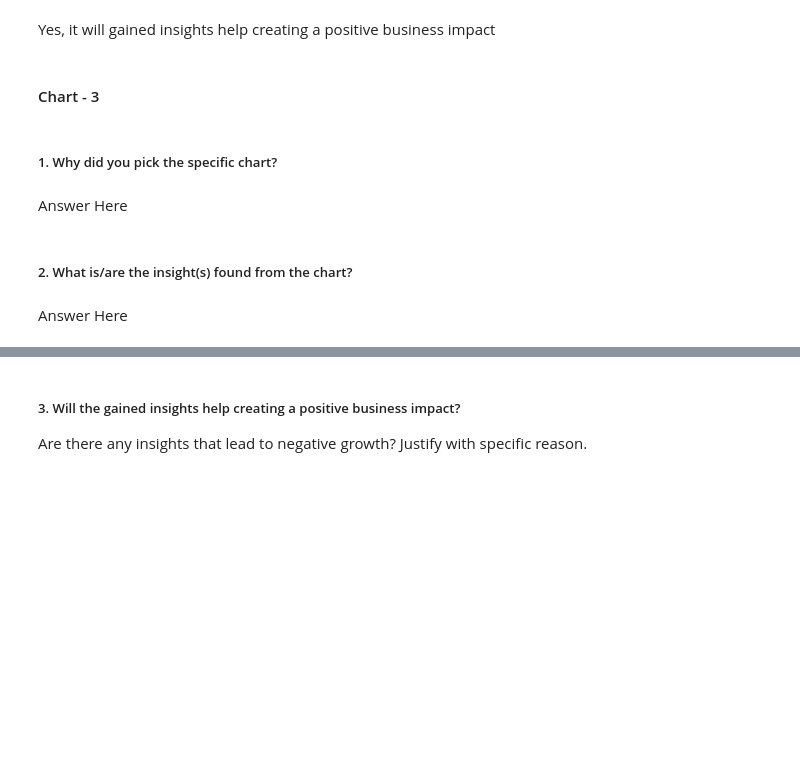
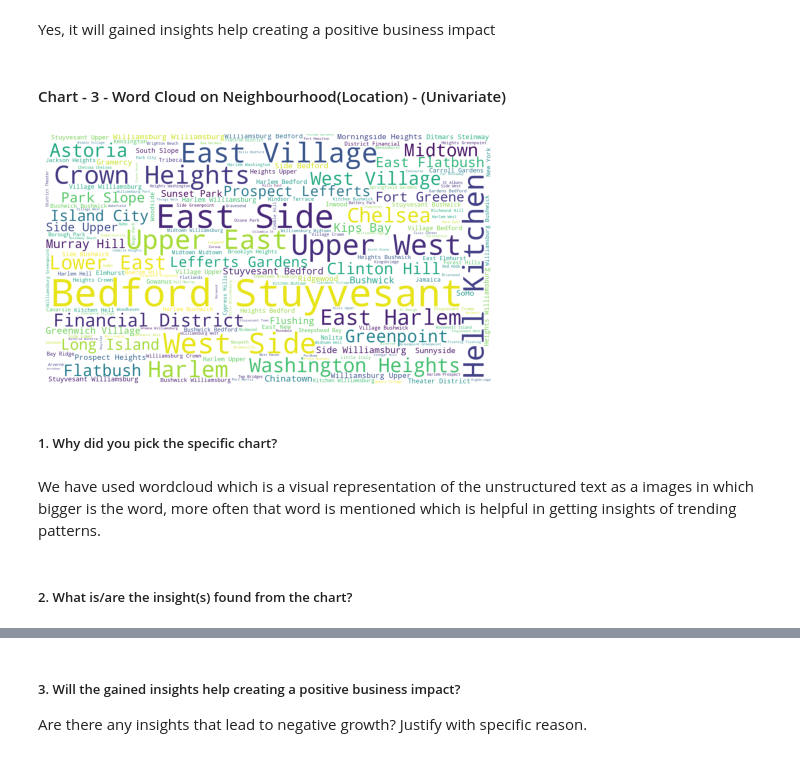
Before and after one commit to riyapatelrp/Airbnb-Booking-Analysis-EDA-, a Jupyter notebook: Capstone_AirBnb_Booking_Analysis.ipynb, the cells around one changed output, grey strips where cells are left out. Cells and saved outputs as stored; diff of their text form; code cells hidden in the pictures; blank space fills up the shorter version.

Commit message:
Data Visualization Part 2

```diff
--- a/Capstone_AirBnb_Booking_Analysis.ipynb
+++ b/Capstone_AirBnb_Booking_Analysis.ipynb
@@ -732,4 +732,4 @@ Are there any insights that lead to negative growth? Justify with specific reaso
 # %% [markdown]
 Yes, it will gained insights help creating a positive business impact
 # %% [markdown]
-#### Chart - 3
+#### Chart - 3 - Word Cloud on Neighbourhood(Location) - (Univariate)
@@ -738,8 +736,21 @@ Yes, it will gained insights help creating a positive business impact
+# %%
+# Chart - 3 visualization code
+# wordcloud for visualising unstructured text
+from wordcloud import WordCloud
+
+plt.subplots(figsize=(8,8),facecolor = None)
+wordcloud = WordCloud(width = 1600, height = 900, background_color ='white',
+                      min_font_size = 10).generate(" ".join(airbnb_data.neighbourhood))
+
+# plot the WordCloud image
+plt.imshow(wordcloud)
+plt.axis("off")
+plt.show()
+# %% [output]
+[figure, added]
 # %% [markdown]
 ##### 1. Why did you pick the specific chart?
-# %% [markdown]
-Answer Here
+# %% [markdown]
+We have used wordcloud which is a visual representation of the unstructured text as a images in which bigger is the word, more often that word is mentioned which is helpful in getting insights of trending patterns.
 # %% [markdown]
 ##### 2. What is/are the insight(s) found from the chart?
-# %% [markdown]
-Answer Here
```
Also changed, not shown: parts of 14 cells of this notebook.
